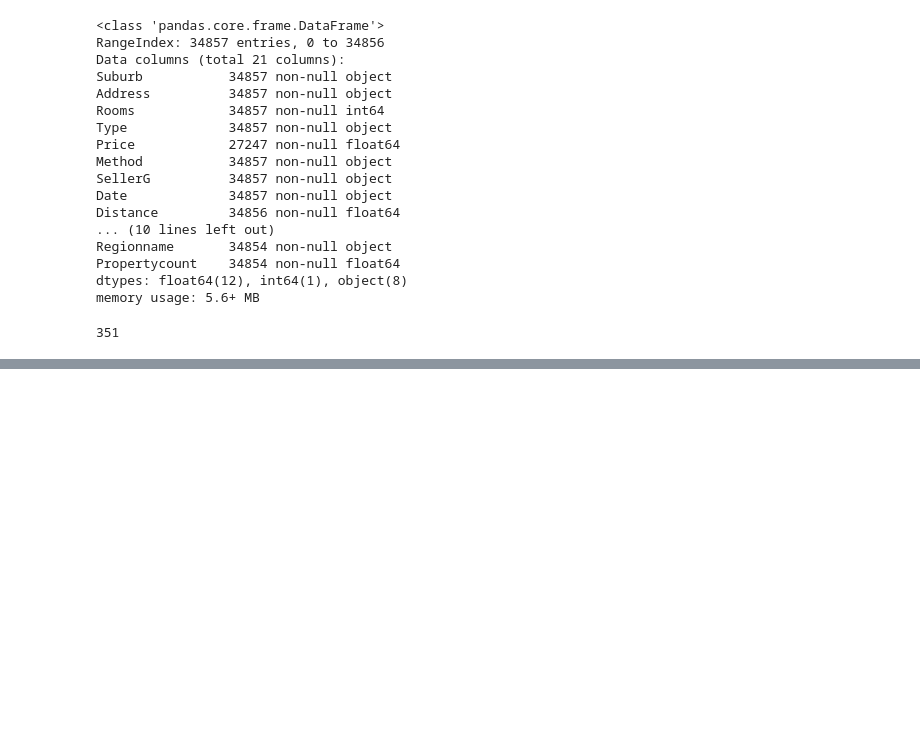
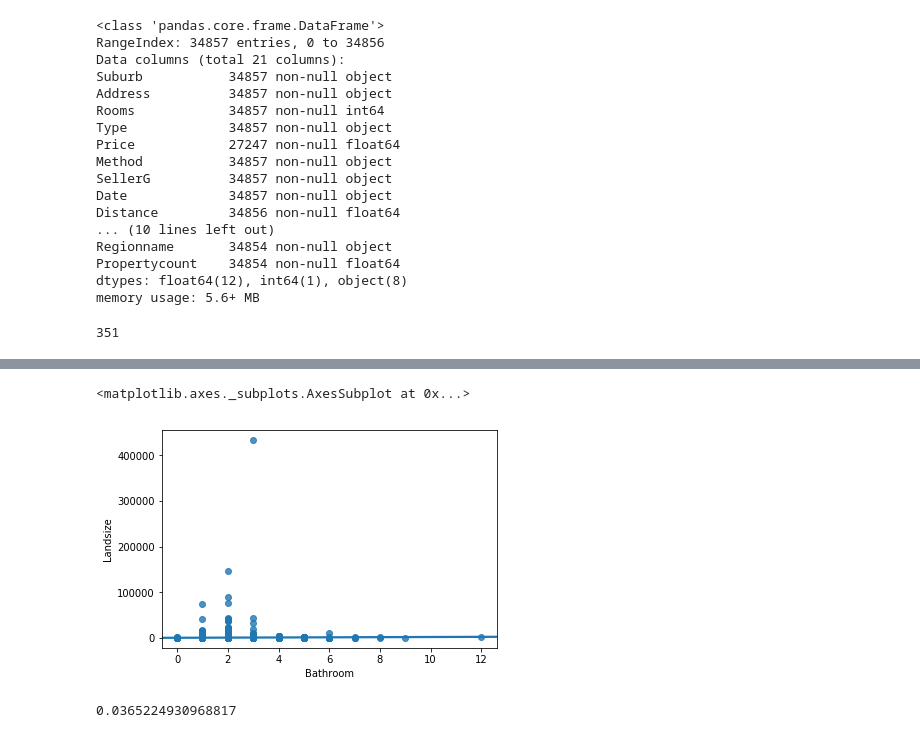
Before and after one commit to HuijunYan93/Data-Enthusiast, a Jupyter notebook: 131 final project.ipynb, the cells around one changed output, grey strips where cells are left out. Cells and saved outputs as stored; diff of their text form; code cells hidden in the pictures; blank space fills up the shorter version.

```diff
--- a/131 final project.ipynb
+++ b/131 final project.ipynb
@@ -28,0 +107,10 @@ memory usage: 5.6+ MB
+# %%
+sns.regplot(housing.Bathroom, housing.Landsize)
+sns.regplot(housing.Bdthroom, housing.Landsize)
+# %% [output]
+<matplotlib.axes._subplots.AxesSubplot at 0x...>
+[figure, added]
+# %%
+housing.Landsize.corr(housing.Bathroom)
+# %% [output]
+0.0365224930968817
```
Also changed, not shown: parts of 21 cells of this notebook.
